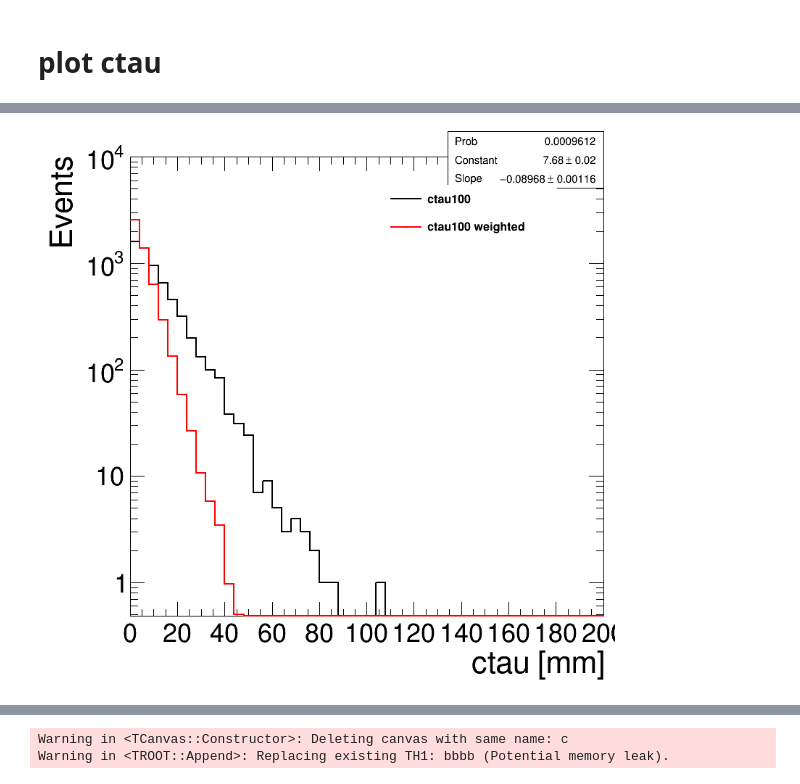
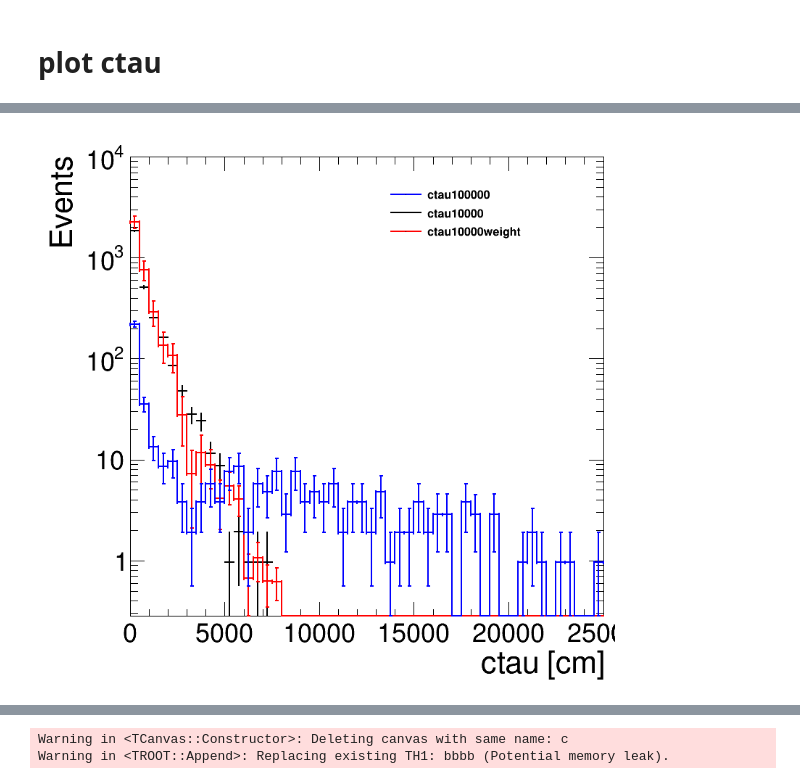
Before and after one commit to cms-lpc-llp/delayed_jet_analyzer, a Jupyter notebook: plot_scripts/MuonSystem_Analysis/MC_reweight.ipynb, the cells around one changed output, grey strips where cells are left out. Saved outputs shown, nothing was run; the diff lists cells and outputs as text; code cells hidden in the pictures.

Commit message:
update plotting script

```diff
--- a/plot_scripts/MuonSystem_Analysis/MC_reweight.ipynb
+++ b/plot_scripts/MuonSystem_Analysis/MC_reweight.ipynb
@@ -124,0 +434,20 @@ def weight_calc(llp_ct, new_ctau, old_ctau):
+# %%
+# save reweight TH2D
+outputFileName = '/storage/user/christiw/login-1/christiw/LLP/CMSSW_9_4_4/src/llp_analyzer/data/ctau_reweight.root'
+outFile = rt.TFile(outputFileName, 'RECREATE')
+
+
+outFile.WriteTObject(h_target, 'h_reweight', "WriteDelete");
+outFile.Close();
+# %%
+root_dir = uproot.open(outputFileName)
+h_reweight = root_dir['h_reweight']
+def reweighting(ctau1, ctau2):
+    return h_reweight.values[np.argmax(h_reweight.edges[0]>ctau1[:,None],axis=1)-1, np.argmax(h_reweight.edges[1]>ctau2[:,None],axis=1)-1]
+# %%
+for k,v in weight_sel.items():
+#     if not '1000' in k:continue
+#     if '100000' in k:continue
+#     print(k,np.sum(weight_sel[k]),np.sum(weight_sel[k]**2)**0.5,np.sum(weight_sel[k]*reweighting(ctau_sel[k][:,0],ctau_sel[k][:,1])))
+    temp= weight_sel[k]*reweighting(ctau_sel[k][:,0],ctau_sel[k][:,1])
+    print(k,np.sum(weight_sel[k]),np.sum(weight_sel[k]**2)**0.5,np.sum(temp), np.sum(temp**2)**0.5)
@@ -134,7 +519,6 @@ leg.SetEntrySeparation(0.01)
 h = {}
 rt.gStyle.SetOptFit(1011)
 
-k = 'ctau100'
 # bins = [50,0,1000]
 # print(ctau[k].shape)
 # h[k] = create_TH1D( ctau[k].flatten(), axis_title=['c#tau [cm]', 'Events'], name=k, binning=bins)
@@ -146,24 +530,58 @@ k = 'ctau100'
 # w = np.transpose(np.vstack((weight[k],weight[k])))
 # h[k+'weight'] = create_TH1D( gLLP_decay_vertex[k].flatten(), axis_title=['decay vertex [cm]', 'Events'], name=k+'weight', binning=bins,weights = w.flatten())
 
-bins = [50,0,200]
-h[k] = create_TH1D( ctau_sum.flatten(), axis_title=['ctau [mm]', 'Events'], name=k, binning=bins)
-w = np.transpose(np.vstack((weight_sum,weight_sum)))
-print(len(w.flatten()), len(ctau_sum.flatten()))
-h[k+'weight'] = create_TH1D( ctau_sum.flatten(), axis_title=['decay vertex [cm]', 'Events'], name=k+'weight', binning=bins,weights = w.flatten())
-h[k].SetMaximum(10000)
-# bins = [50,0,10000]
-# h[k] = create_TH1D( gamma[k].flatten(), axis_title=['#gamma[cm]', 'Events'], name=k, binning=bins)
-# w = np.transpose(np.vstack((weight[k],weight[k])))
-# h[k+'weight'] = create_TH1D( gamma[k].flatten(), axis_title=['decay vertex [cm]', 'Events'], name=k+'weight', binning=bins,weights = w.flatten())
+bins = [50,0,25000]
+
+h['ctau10000'] = create_TH1D( ctau['ctau10000'][:,0], axis_title=['ctau [cm]', 'Events'], name=k, binning=bins, weights=tree_bkg['ctau10000'].array('weight')*lumi)
+h['ctau100000'] = create_TH1D( ctau['ctau100000'][:,0], axis_title=['ctau [cm]', 'Events'], name=k, binning=bins,weights=tree_bkg['ctau100000'].array('weight')*lumi)
+k = 'ctau100000'
+
+h['ctau10000weight'] = create_TH1D( ctau[k][:,0], axis_title=['decay vertex [cm]', 'Events'], name=k+'weight', binning=bins,\
+                                   weights = weight[k])
+# h['ctau10000'] = create_TH1D( ctau['ctau10000'][:,0][gLLP_csc['ctau10000'][:,0]], axis_title=['ctau [cm]', 'Events'], name=k, binning=bins,\
+#                              weights=tree_bkg['ctau10000'].array('weight')[gLLP_csc['ctau10000'][:,0]]*lumi)
+# h['ctau100000'] = create_TH1D( ctau['ctau100000'][:,0][gLLP_csc['ctau100000'][:,0]], axis_title=['ctau [cm]', 'Events'], name=k, binning=bins,\
+#                               weights=tree_bkg['ctau100000'].array('weight')[gLLP_csc['ctau100000'][:,0]]*lumi)
+# k = 'ctau100000'
+
+# h['ctau10000weight'] = create_TH1D( ctau[k][:,0][gLLP_csc[k][:,0]], axis_title=['decay vertex [cm]', 'Events'], name=k+'weight', binning=bins,\
+#                                    weights = weight[k][gLLP_csc[k][:,0]])
+
+
+h['ctau10000'] = create_TH1D( ctau['ctau10000'][:,0][sel_ev['ctau10000']], axis_title=['ctau [cm]', 'Events'], name=k, binning=bins,\
+                             weights=tree_bkg['ctau10000'].array('weight')[sel_ev['ctau10000']]*lumi)
+h['ctau100000'] = create_TH1D( ctau['ctau100000'][:,0][sel_ev['ctau100000']], axis_title=['ctau [cm]', 'Events'], name=k, binning=bins,\
+                              weights=tree_bkg['ctau100000'].array('weight')[sel_ev['ctau100000']]*lumi)
+k = 'ctau100000'
+
+h['ctau10000weight'] = create_TH1D( ctau[k][:,0][sel_ev[k]], axis_title=['decay vertex [cm]', 'Events'], name=k+'weight', binning=bins,\
+                                   weights = weight[k][sel_ev[k]])
 
 
 
-h[k].SetLineColor(std_color_list[0])
-h[k+'weight'].SetLineColor(std_color_list[1])
 
-leg.AddEntry(h[k], k)
-leg.AddEntry(h[k+'weight'],k+' weighted')
+print(h['ctau10000weight'].Integral()/h['ctau10000'].Integral() )
+
+h['ctau10000'].SetMaximum(10000)
+h[k].SetMinimum(0.1)
+
+
+
+for k, v in h.items():
+    print(k,v.Integral())
+
+h['ctau10000'].SetLineColor(std_color_list[0])
+h['ctau10000weight'].SetLineColor(std_color_list[1])
+h['ctau100000'].SetLineColor(std_color_list[2])
+
+
+leg.AddEntry(h['ctau100000'], 'ctau100000')
+leg.AddEntry(h['ctau10000'], 'ctau10000')
+leg.AddEntry(h['ctau10000weight'], 'ctau10000weight')
+
+
+
+
 # #     h[k].SetMinimum(1)
 # h[k].GetXaxis().SetLabelSize(0.04)
 r = h[k].Fit('expo', 'LRSQ+0', '', 0,1000)
@@ -173,15 +591,18 @@ print(r.Prob())
 # h[k].GetFunction("expo").SetLineStyle(2)
 # h[k].GetFunction("expo").SetLineWidth(2)
 print('original ctau is: '+str(-1.0/r.Parameter(1)*10)+' mm')
-h[k].Draw()
 # h[k].GetFunction("expo").Delete()
 
-r = h[k+'weight'].Fit('expo', 'LRSQ+0', 'a', 0,1000)
+r = h['ctau10000weight'].Fit('expo', 'LRSQ+0', 'a', 0,1000)
 print(r.Get())
 print(r.Prob())
 
 print('new ctau is: '+str(-1.0/r.Parameter(1)*10)+' mm')
-h[k+'weight'].Draw('same hist')
+h['ctau10000'].Draw()
+
+h['ctau10000weight'].Draw('same hist E1')
+h['ctau100000'].Draw('same hist E1')
+
 
 
 leg.Draw('same')
@@ -218 +644 @@ Warning in <TCanvas::Constructor>: Deleting canvas with same name: c
-[figure, old version]
+[figure, new version]
```
Also changed, not shown: parts of 17 cells of this notebook, 28 other files.
